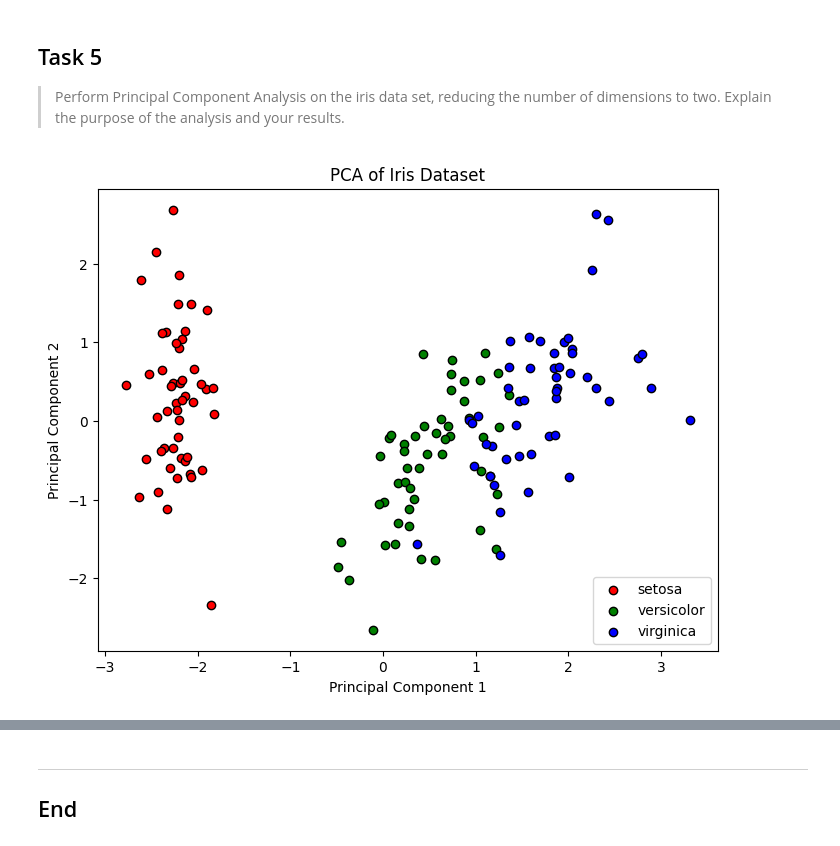
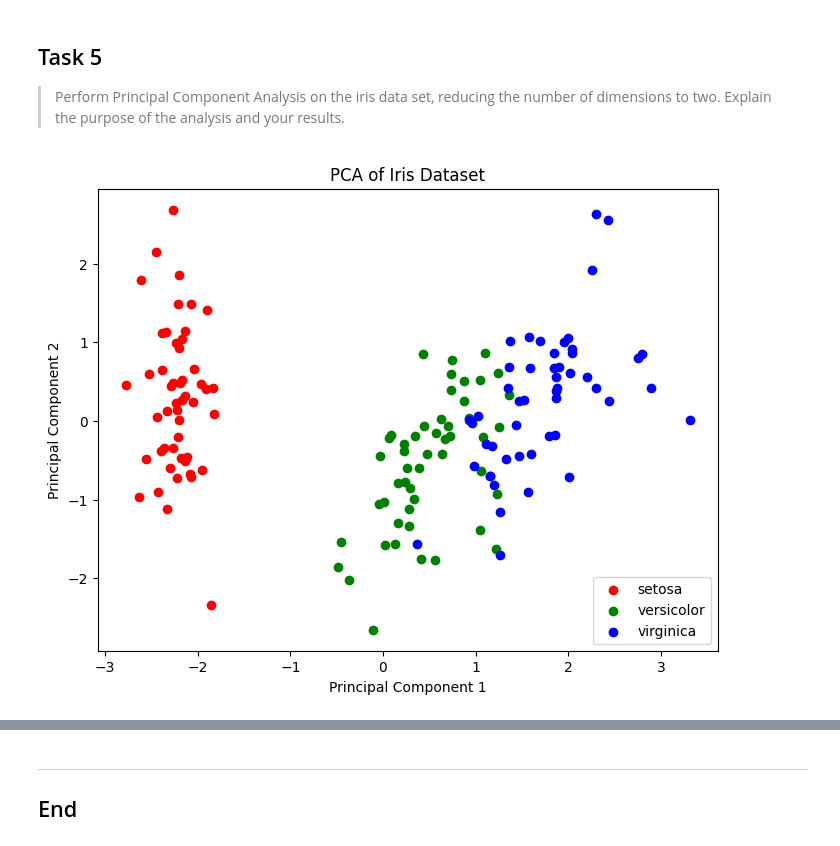
Before and after one commit to claretubs/machine-learning-and-statistics, a Jupyter notebook: tasks.ipynb, the cells around one changed output, grey strips where cells are left out. Drawn from its saved outputs; the diff is of its cells as text; code cells hidden in the pictures.

```diff
--- a/tasks.ipynb
+++ b/tasks.ipynb
@@ -222,14 +222,15 @@ pca = PCA(n_components=2)
 X_pca = pca.fit_transform(X_standardized)
 # %%
 # Plot the results
+# https://www.freecodecamp.org/news/the-zip-function-in-python-explained-with-examples/
 plt.figure(figsize=(8, 6))
 for i, c in zip(range(3), ['red', 'green', 'blue']):
-    plt.scatter(X_pca[y == i, 0], X_pca[y == i, 1], c=c, label=iris.target_names[i], edgecolors='k')
+    plt.scatter(X_pca[y == i, 0], X_pca[y == i, 1], c=c, label=iris.target_names[i])
 
 plt.title('PCA of Iris Dataset')
 plt.xlabel('Principal Component 1')
 plt.ylabel('Principal Component 2')
 plt.legend()
 plt.show()
 # %% [output]
-[figure, old version]
+[figure, new version]
```
Also changed, not shown: parts of 1 cell of this notebook.
